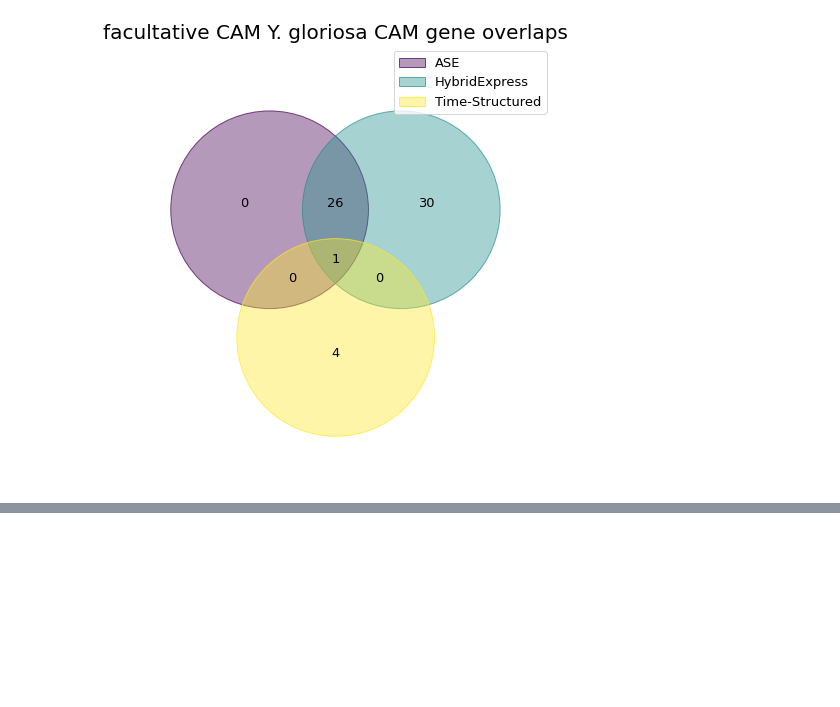
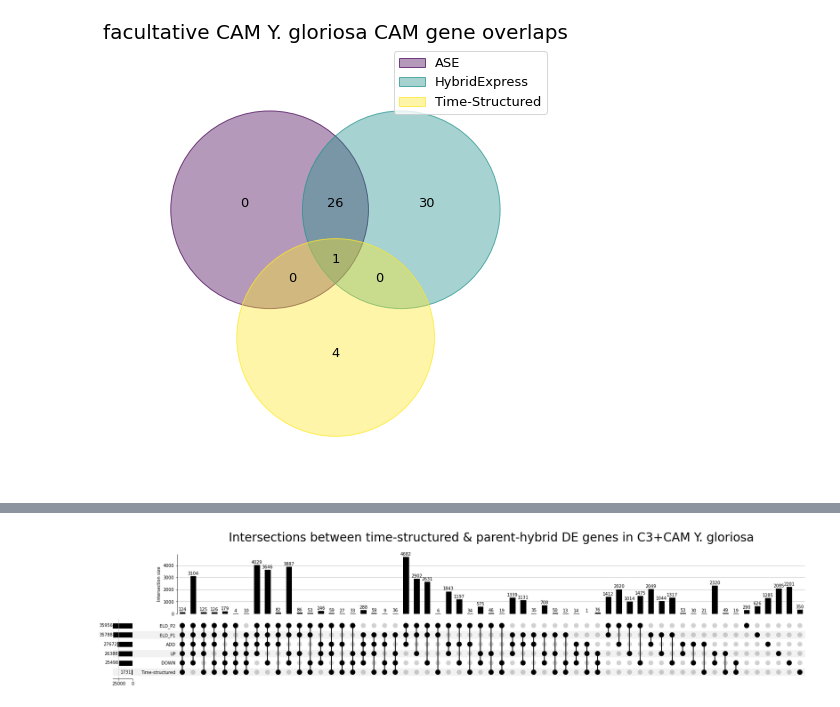
Before and after one commit to achpardo/yucca-genomics, a Jupyter notebook: findint_TS_ASE_HybExp.ipynb, the cells around one changed output, grey strips where cells are left out. Drawn from its saved outputs; the diff is of its cells as text; code cells hidden in the pictures; blank space fills up the shorter version.

```diff
--- a/findint_TS_ASE_HybExp.ipynb
+++ b/findint_TS_ASE_HybExp.ipynb
@@ -310,0 +418,4 @@ with open("./3wayint_HE_ASE_TS_eachphys.json","w+") as outfile:
+# %%
+plot_upset("C3+CAM","./ASE_HE_maSigPro_venns/")
+# %% [output]
+[figure, added]
```
Also changed, not shown: parts of 21 cells of this notebook, 2 other files.
